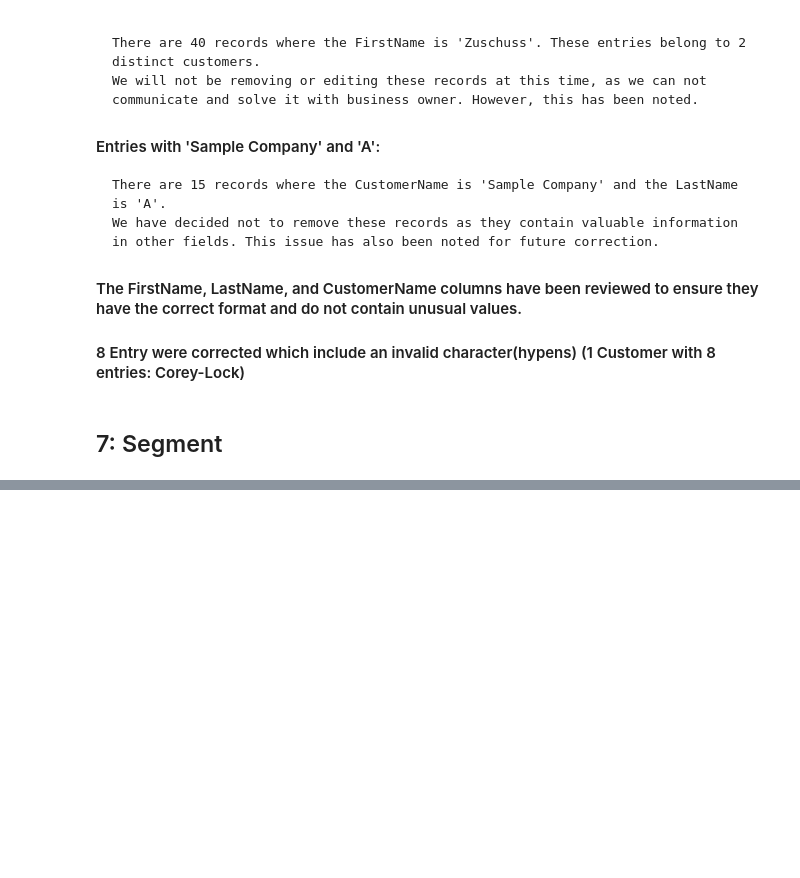
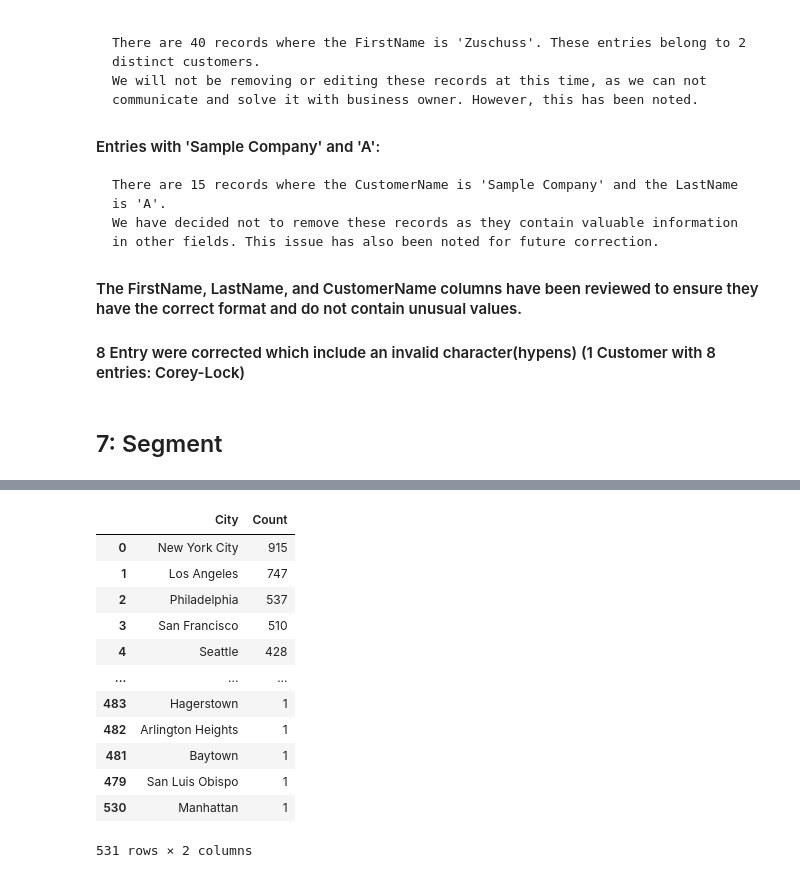
Before and after one commit to airsahin/BI-Analysis-ECommerce, a Jupyter notebook: EComProject.ipynb, the cells around one changed output, grey strips where cells are left out. Cells and saved outputs as stored; diff of their text form; code cells hidden in the pictures; blank space fills up the shorter version.

```diff
--- a/EComProject.ipynb
+++ b/EComProject.ipynb
@@ -698,0 +747,25 @@ memory usage: 7.1+ KB
+# %%
+# Create a new DataFrame that shows the count of each unique city in the City column
+
+city_counts = df['City'].value_counts()
+
+city_counts_df = city_counts.reset_index()
+city_counts_df.columns = ['City', 'Count']
+
+city_counts_df = city_counts_df.sort_values(by='Count', ascending=False)
+
+city_counts_df
+# %% [output]
+|  | City | Count |
+| 0 | New York City | 915 |
+| 1 | Los Angeles | 747 |
+| 2 | Philadelphia | 537 |
+| 3 | San Francisco | 510 |
+| 4 | Seattle | 428 |
+| ... | ... | ... |
+| 483 | Hagerstown | 1 |
+| 482 | Arlington Heights | 1 |
+| 481 | Baytown | 1 |
+| 479 | San Luis Obispo | 1 |
+| 530 | Manhattan | 1 |
+531 rows × 2 columns
```
Also changed, not shown: parts of 26 cells of this notebook.
